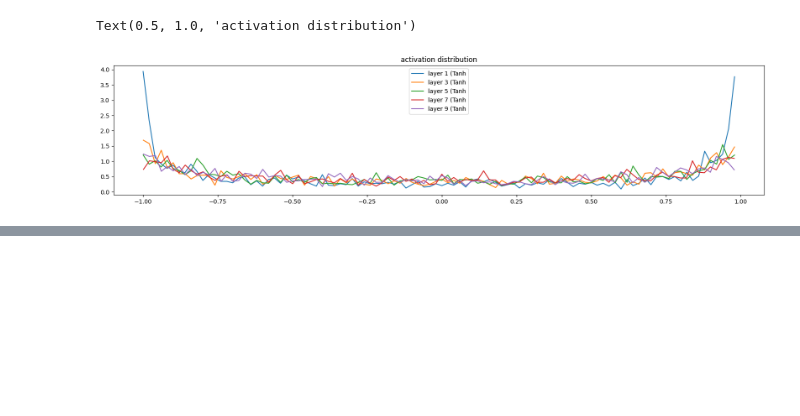
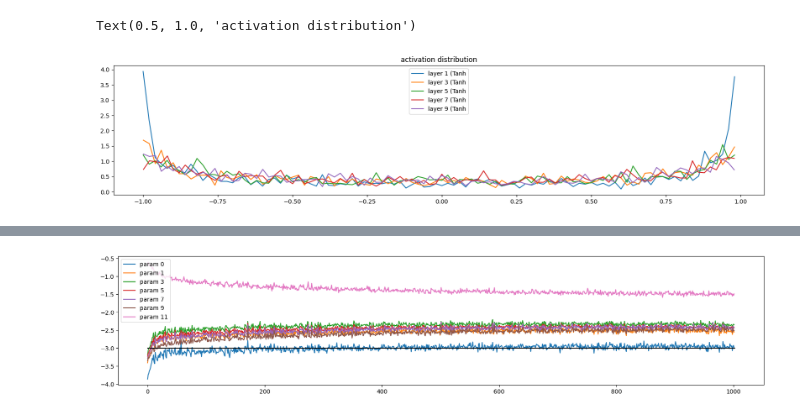
Before and after one commit to SWARITSHUKLA/neural-probabilistic-language-model, a Jupyter notebook: lecture3_notes.ipynb, the cells around one changed output, grey strips where cells are left out. Cells and saved outputs as stored; diff of their text form; code cells hidden in the pictures; blank space fills up the shorter version.

```diff
--- a/lecture3_notes.ipynb
+++ b/lecture3_notes.ipynb
@@ -447,0 +452,26 @@ weight  (100, 27) | mean -0.000000 | std 2.364824e-02 | grad:data ratio 2.328203
+# %%
+#what matters at the end is not the gradient to data ratio its update to data ratio
+#because that is the amount by which we will actually change the data in these tensors
+#in the optimization cell we have added a ud list that will keep track of the updates
+# in ud we will be having the ratio btw the updates and the actual data() notice we will be taking their standers deviatiaon, and finally be will be taking the log of thses values just for better visualization
+
+plt.figure(figsize=(20, 4))
+legends = []
+for i,p in enumerate(parameters):
+  if p.ndim == 2:
+    plt.plot([ud[j][i] for j in range(len(ud))])
+    legends.append('param %d' % i)
+plt.plot([0, len(ud)], [-3, -3], 'k') # these ratios should be ~1e-3, indicate on plot
+plt.legend(legends);
+
+#here the ratios evolve overtime
+#suring intialization they take in certain values and then stabalize during training
+#here the black line that we have plotted here is the riugh guide on what it should be
+#it shows that the updates roughly should be 1000th of the original magnitude of the data in those tensors
+# is it was much larger like if the log of -1 then it is changing the value with a lots of magnitude
+#the reason that the final layer has a high ratio because this layer was artificilly shrunk down to keep the softmax unconfident
+# in the above initialization block you can see that we are multiplying the last layer by 0.1 that is why the ratio becomes bigger
+# we make sure that this ratio is not too much above 1e-3
+# if it is below -3 it means that the parameters are not trained fast enough meaning the learning rate might be small than needed
+# %% [output]
+[figure, added]
```
Also changed, not shown: parts of 3 cells of this notebook.
